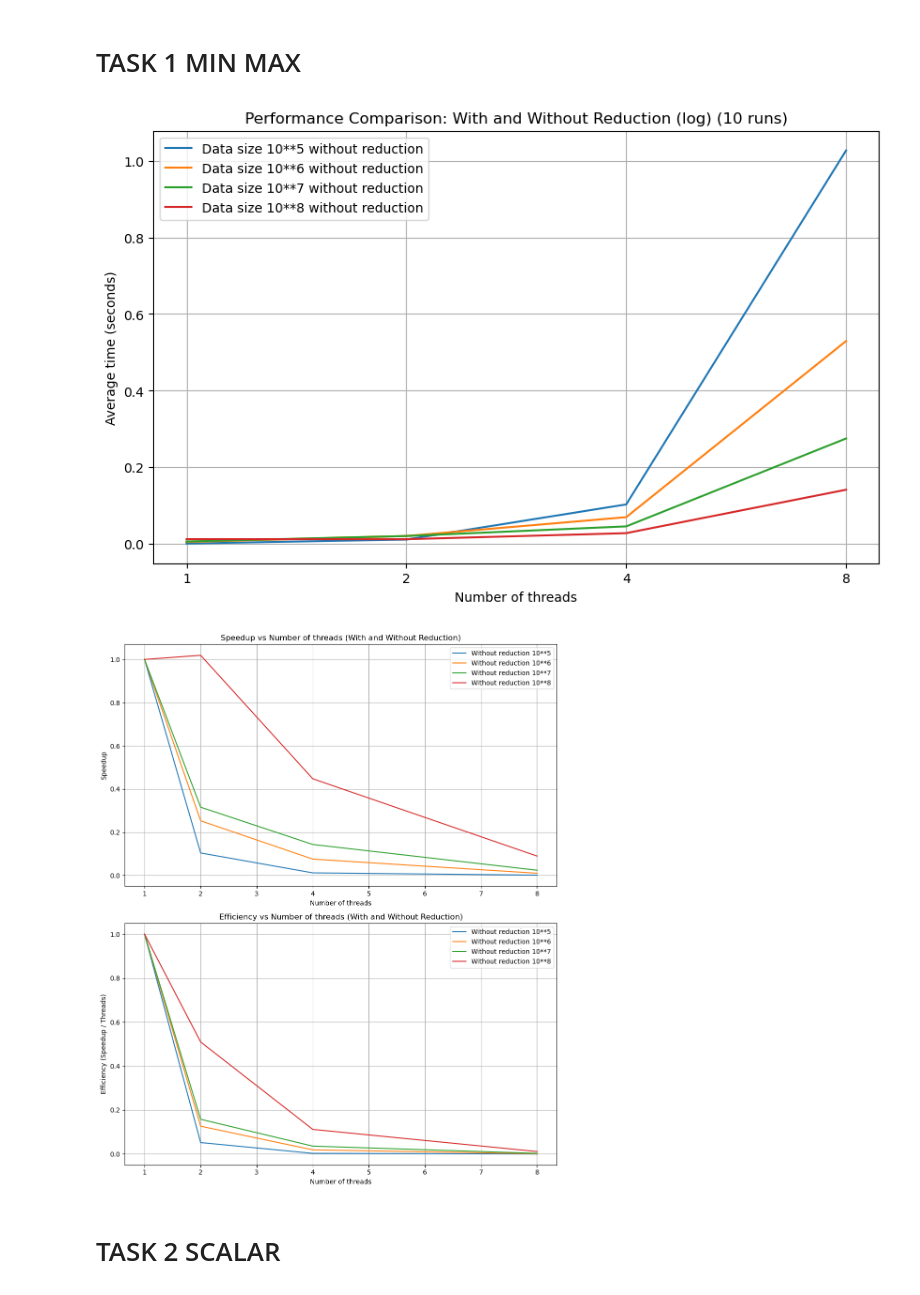
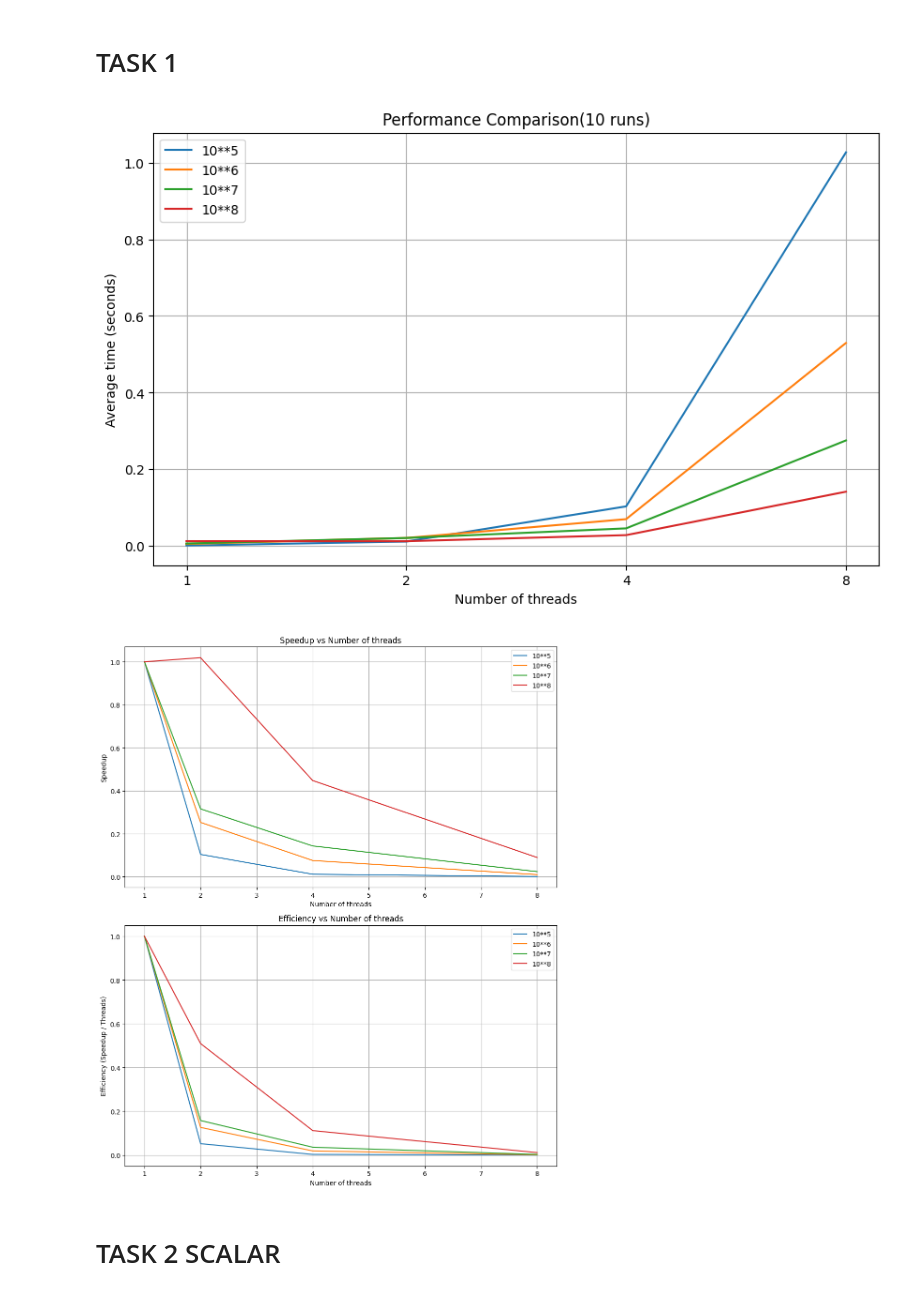
Before and after one commit to YukiTheKilla/supercomputers, a Jupyter notebook: MPI/plot.ipynb, the cells around one changed output. Cells and saved outputs as stored; diff of their text form; code cells hidden in the pictures.

```diff
--- a/MPI/plot.ipynb
+++ b/MPI/plot.ipynb
@@ -2,43 +2,43 @@
 import matplotlib.pyplot as plt
 import numpy as np
 # %% [markdown]
-# TASK 1 MIN MAX
+# TASK 1
 # %%
 # Данные
 data_sizes = ['10**5', '10**6', '10**7', '10**8']
 num_threads = ['1', '2', '4', '8']
 
 # Среднее время без редукции (в секундах)
 time = [
     [
         0.00120763, 0.0116252, 0.103227, 1.02672  # Num cores: 1
     ],
     [
         0.00527453, 0.0208588, 0.0699427, 0.529491  # Num cores: 2
     ],
     [
         0.00657132, 0.0208052, 0.0459022, 0.275257  # Num cores: 4
     ],
     [
         0.0126469, 0.0124093, 0.0282681, 0.141566  # Num cores: 8
     ]
 ]
 
 
 fig, ax = plt.subplots(figsize=(10, 6))
 
 for i, size in enumerate(data_sizes):
-    ax.plot(num_threads, time[i], label=f'Data size {size} without reduction')
+    ax.plot(num_threads, time[i], label=f'{size}')
 
 ax.set_xlabel('Number of threads')
 ax.set_ylabel('Average time (seconds)')
-ax.set_title('Performance Comparison: With and Without Reduction (log) (10 runs)')
+ax.set_title('Performance Comparison(10 runs)')
 ax.legend()
 
 plt.grid(True)
 plt.show()
 # %% [output]
-[figure, old version]
+[figure, new version]
 # %%
 # Рассчитываем ускорение (Speedup) для без редукции и с редукцией
 speedup = []
@@ -61,28 +61,28 @@ fig, ax = plt.subplots(2, 1, figsize=(10, 12))
 
 # График ускорения
 for i, size in enumerate(data_sizes):
-    ax[0].plot(num_threads, speedup[i], label=f'Without reduction {size}')
+    ax[0].plot(num_threads, speedup[i], label=f'{size}')
 
 ax[0].set_xlabel('Number of threads')
 ax[0].set_ylabel('Speedup')
-ax[0].set_title('Speedup vs Number of threads (With and Without Reduction)')
+ax[0].set_title('Speedup vs Number of threads')
 ax[0].legend()
 ax[0].grid(True)
 
 # График эффективности (пользы ядра)
 for i, size in enumerate(data_sizes):
-    ax[1].plot(num_threads, efficiency[i], label=f'Without reduction {size}')
+    ax[1].plot(num_threads, efficiency[i], label=f'{size}')
 
 ax[1].set_xlabel('Number of threads')
 ax[1].set_ylabel('Efficiency (Speedup / Threads)')
-ax[1].set_title('Efficiency vs Number of threads (With and Without Reduction)')
+ax[1].set_title('Efficiency vs Number of threads')
 ax[1].legend()
 ax[1].grid(True)
 
 plt.tight_layout()
 plt.show()
 # %% [output]
-[figure, old version]
+[figure, new version]
 # %% [markdown]
 # TASK 2 SCALAR
 # %%
```
Also changed, not shown: parts of 15 cells of this notebook, 8 other files.
